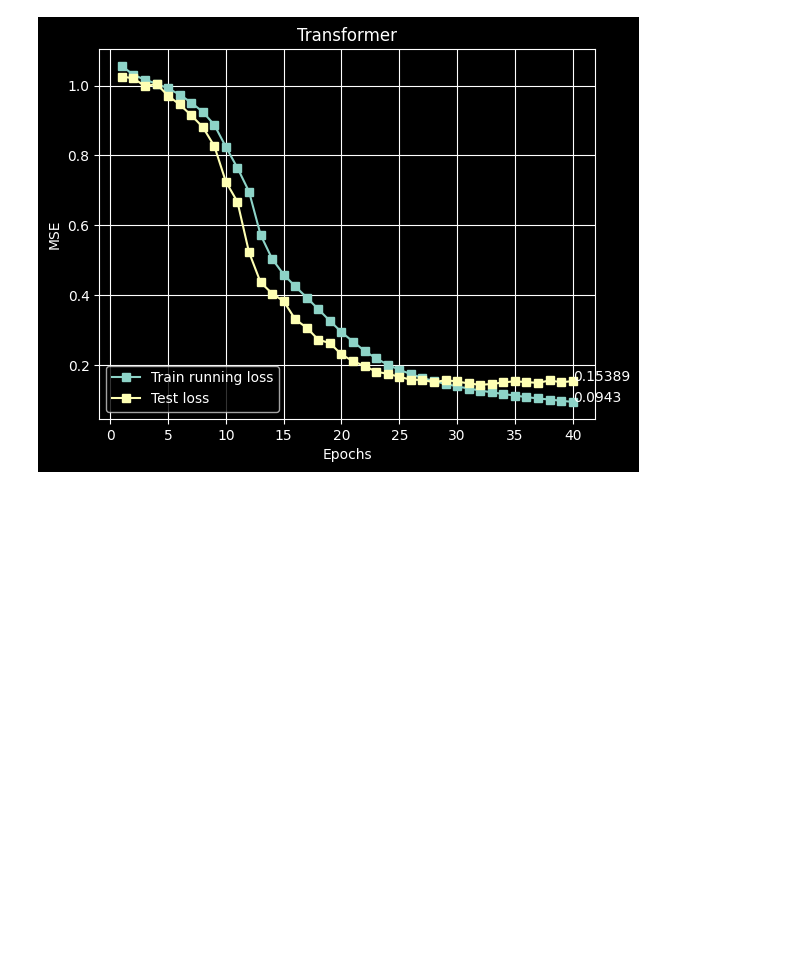
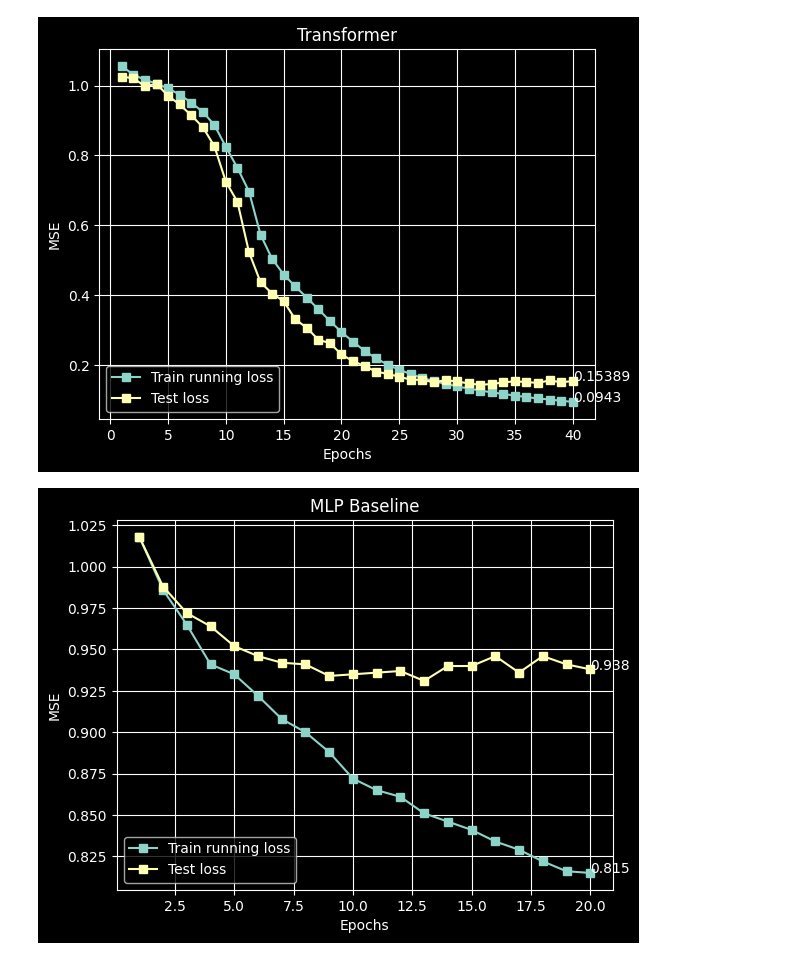
Before and after one commit to ScierKnave/dna_aptamers_modelling, a Jupyter notebook: src/results/plots.ipynb, the cells around one changed output. Saved outputs shown, nothing was run; the diff lists cells and outputs as text; code cells hidden in the pictures; blank space fills up the shorter version.

```diff
--- a/src/results/plots.ipynb
+++ b/src/results/plots.ipynb
@@ -23,3 +23,25 @@ ax.text(x2[-1], y2[-1], y2[-1], fontdict=None)
 plt.show()
 # %% [output]
 [figure]
+# %%
+fig, ax = plt.subplots()
+plt.title("MLP Baseline")
+plt.xlabel("Epochs")
+plt.ylabel("MSE")
+plt.grid(True)
+# Train loss through epochs
+y1 = [1.018, 0.986, 0.965, 0.941, 0.935, 0.922, 0.908, 0.900, 0.888, 0.872, 0.865, 0.861, 0.851, 0.846, 0.841, 0.834, 0.829, 0.822, 0.816, 0.815]
+x1 = range(1, len(y1)+1)
+# Test loss through epochs
+y2 =  [1.018, 0.988, 0.972, 0.964, 0.952, 0.946, 0.942, 0.941, 0.934, 0.935, 0.936, 0.937, 0.931, 0.940, 0.940, 0.946, 0.936, 0.946, 0.941, 0.938]
+x2 = range(1, len(y2)+1)
+plt.plot(x1, y1, marker='s', label="Train running loss")
+plt.plot(x2, y2, marker='s', label="Test loss")
+plt.legend(loc = "lower left")
+ax.text(x1[-1], y1[-1], y1[-1], fontdict=None)
+ax.text(x2[-1], y2[-1], y2[-1], fontdict=None)
+
+
+plt.show()
+# %% [output]
+[figure, added]
```
Also changed, not shown: parts of 2 cells of this notebook.
